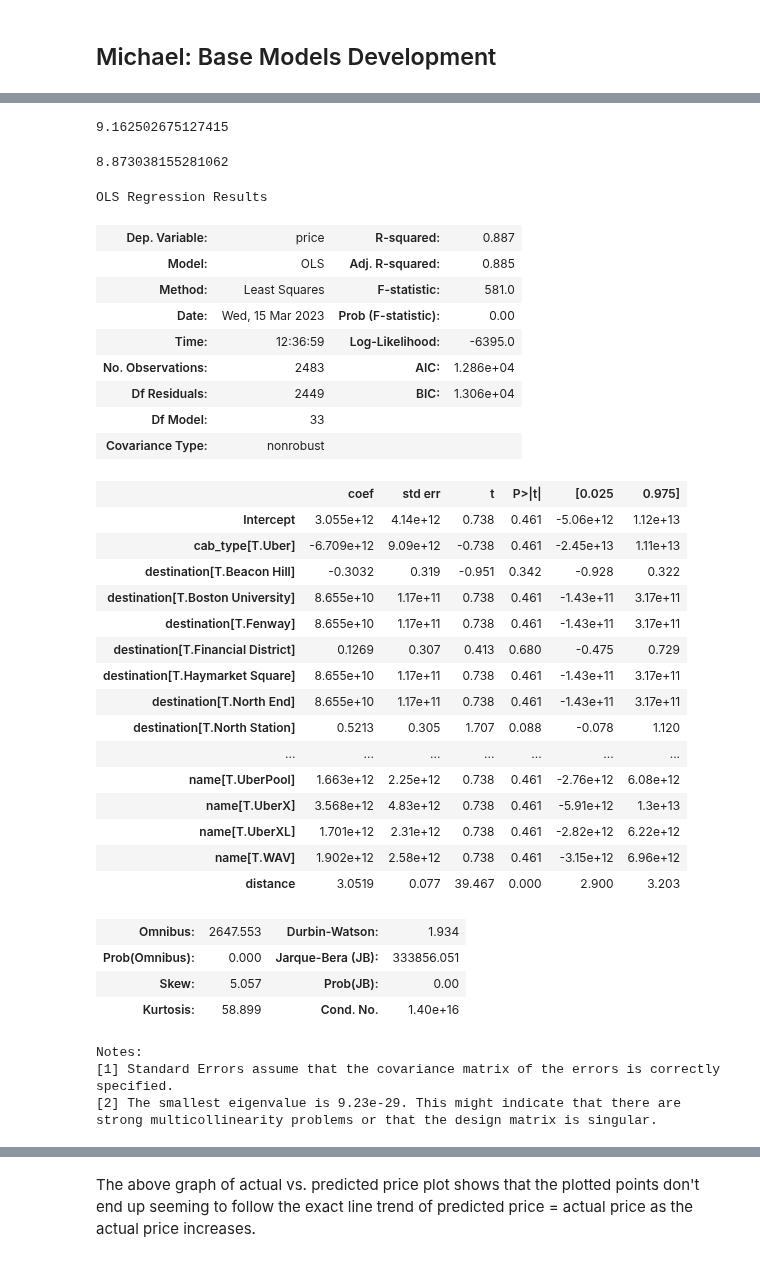
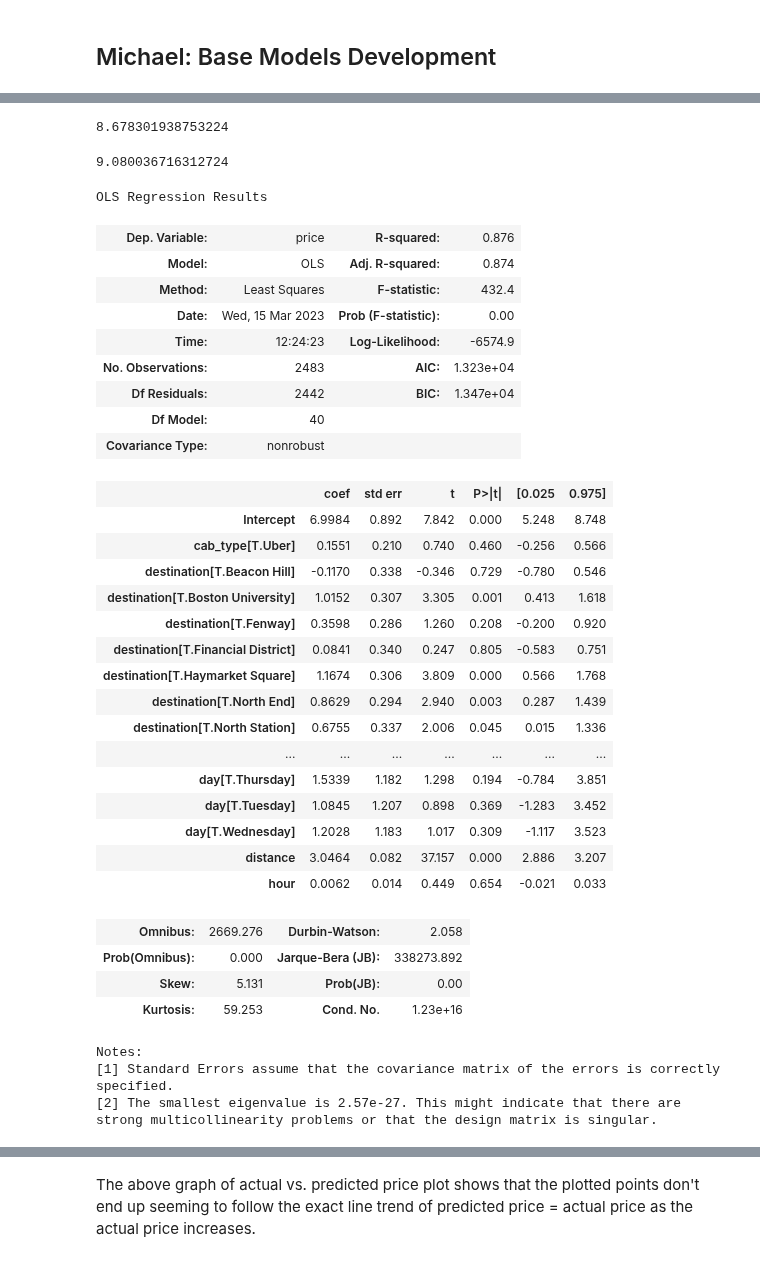
Before and after one commit to cndywu/TheYelpers, a Jupyter notebook: Project Code Template New.ipynb, the cells around one changed output, grey strips where cells are left out. Drawn from its saved outputs; the diff is of its cells as text; code cells hidden in the pictures.

```diff
--- a/Project Code Template New.ipynb
+++ b/Project Code Template New.ipynb
@@ -430,3 +443,6 @@ train.loc[train['day']=='Sunday']
+# %%
+train['log_distance'] = train['distance'].apply(lambda x: np.log(x))
+test['log_distance'] = test['distance'].apply(lambda x: np.log(x))
 # %% [markdown]
 ## Developing the model
 # %% [markdown]
@@ -471,50 +487,50 @@ Notes:
 #Calculating RMSE for test data for initial linear regression model with one predictor
 np.sqrt(((test.price - slr_model_initial.predict(test))**2).mean())
 # %% [output]
-9.162502675127415
+8.678301938753224
 # %%
 #Calculating RSE for train data for initial linear regression model with one predictor
 np.sqrt(slr_model_initial.mse_resid)
 # %% [output]
-8.873038155281062
+9.080036716312724
 # %%
 #Creating multiple linear regression model with all ride dataset predictors as base model
-mlr_model_initial = smf.ols(formula = 'price~distance+cab_type+destination+source+product_id+name', data = train).fit()
+mlr_model_initial = smf.ols(formula = 'price~distance+cab_type+destination+source+product_id+name+hour+day', data = train).fit()
 mlr_model_initial.summary()
 # %% [output]
 OLS Regression Results
-| Dep. Variable: | price | R-squared: | 0.887 |
-| Model: | OLS | Adj. R-squared: | 0.885 |
-| Method: | Least Squares | F-statistic: | 581.0 |
+| Dep. Variable: | price | R-squared: | 0.876 |
+| Model: | OLS | Adj. R-squared: | 0.874 |
+| Method: | Least Squares | F-statistic: | 432.4 |
 | Date: | Wed, 15 Mar 2023 | Prob (F-statistic): | 0.00 |
-| Time: | 12:36:59 | Log-Likelihood: | -6395.0 |
-| No. Observations: | 2483 | AIC: | 1.286e+04 |
-| Df Residuals: | 2449 | BIC: | 1.306e+04 |
-| Df Model: | 33 |  |  |
+| Time: | 12:24:23 | Log-Likelihood: | -6574.9 |
+| No. Observations: | 2483 | AIC: | 1.323e+04 |
+| Df Residuals: | 2442 | BIC: | 1.347e+04 |
+| Df Model: | 40 |  |  |
 | Covariance Type: | nonrobust |  |  |
 |  | coef | std err | t | P>|t| | [0.025 | 0.975] |
-| Intercept | 3.055e+12 | 4.14e+12 | 0.738 | 0.461 | -5.06e+12 | 1.12e+13 |
-| cab_type[T.Uber] | -6.709e+12 | 9.09e+12 | -0.738 | 0.461 | -2.45e+13 | 1.11e+13 |
-| destination[T.Beacon Hill] | -0.3032 | 0.319 | -0.951 | 0.342 | -0.928 | 0.322 |
-| destination[T.Boston University] | 8.655e+10 | 1.17e+11 | 0.738 | 0.461 | -1.43e+11 | 3.17e+11 |
-| destination[T.Fenway] | 8.655e+10 | 1.17e+11 | 0.738 | 0.461 | -1.43e+11 | 3.17e+11 |
-| destination[T.Financial District] | 0.1269 | 0.307 | 0.413 | 0.680 | -0.475 | 0.729 |
-| destination[T.Haymarket Square] | 8.655e+10 | 1.17e+11 | 0.738 | 0.461 | -1.43e+11 | 3.17e+11 |
-| destination[T.North End] | 8.655e+10 | 1.17e+11 | 0.738 | 0.461 | -1.43e+11 | 3.17e+11 |
-| destination[T.North Station] | 0.5213 | 0.305 | 1.707 | 0.088 | -0.078 | 1.120 |
+| Intercept | 6.9984 | 0.892 | 7.842 | 0.000 | 5.248 | 8.748 |
+| cab_type[T.Uber] | 0.1551 | 0.210 | 0.740 | 0.460 | -0.256 | 0.566 |
+| destination[T.Beacon Hill] | -0.1170 | 0.338 | -0.346 | 0.729 | -0.780 | 0.546 |
+| destination[T.Boston University] | 1.0152 | 0.307 | 3.305 | 0.001 | 0.413 | 1.618 |
+| destination[T.Fenway] | 0.3598 | 0.286 | 1.260 | 0.208 | -0.200 | 0.920 |
+| destination[T.Financial District] | 0.0841 | 0.340 | 0.247 | 0.805 | -0.583 | 0.751 |
+| destination[T.Haymarket Square] | 1.1674 | 0.306 | 3.809 | 0.000 | 0.566 | 1.768 |
+| destination[T.North End] | 0.8629 | 0.294 | 2.940 | 0.003 | 0.287 | 1.439 |
+| destination[T.North Station] | 0.6755 | 0.337 | 2.006 | 0.045 | 0.015 | 1.336 |
 | ... | ... | ... | ... | ... | ... | ... |
-| name[T.UberPool] | 1.663e+12 | 2.25e+12 | 0.738 | 0.461 | -2.76e+12 | 6.08e+12 |
-| name[T.UberX] | 3.568e+12 | 4.83e+12 | 0.738 | 0.461 | -5.91e+12 | 1.3e+13 |
-| name[T.UberXL] | 1.701e+12 | 2.31e+12 | 0.738 | 0.461 | -2.82e+12 | 6.22e+12 |
-| name[T.WAV] | 1.902e+12 | 2.58e+12 | 0.738 | 0.461 | -3.15e+12 | 6.96e+12 |
-| distance | 3.0519 | 0.077 | 39.467 | 0.000 | 2.900 | 3.203 |
+| day[T.Thursday] | 1.5339 | 1.182 | 1.298 | 0.194 | -0.784 | 3.851 |
+| day[T.Tuesday] | 1.0845 | 1.207 | 0.898 | 0.369 | -1.283 | 3.452 |
+| day[T.Wednesday] | 1.2028 | 1.183 | 1.017 | 0.309 | -1.117 | 3.523 |
+| distance | 3.0464 | 0.082 | 37.157 | 0.000 | 2.886 | 3.207 |
+| hour | 0.0062 | 0.014 | 0.449 | 0.654 | -0.021 | 0.033 |
-| Omnibus: | 2647.553 | Durbin-Watson: | 1.934 |
-| Prob(Omnibus): | 0.000 | Jarque-Bera (JB): | 333856.051 |
-| Skew: | 5.057 | Prob(JB): | 0.00 |
-| Kurtosis: | 58.899 | Cond. No. | 1.40e+16 |
+| Omnibus: | 2669.276 | Durbin-Watson: | 2.058 |
+| Prob(Omnibus): | 0.000 | Jarque-Bera (JB): | 338273.892 |
+| Skew: | 5.131 | Prob(JB): | 0.00 |
+| Kurtosis: | 59.253 | Cond. No. | 1.23e+16 |
 Notes:
 [1] Standard Errors assume that the covariance matrix of the errors is correctly specified.
-[2] The smallest eigenvalue is 9.23e-29. This might indicate that there are
+[2] The smallest eigenvalue is 2.57e-27. This might indicate that there are
 strong multicollinearity problems or that the design matrix is singular.
 # %%
 #Calculating RMSE for test data for initial multiple linear regression model with six predictor
```
Also changed, not shown: parts of 36 cells of this notebook, 1 other file.
